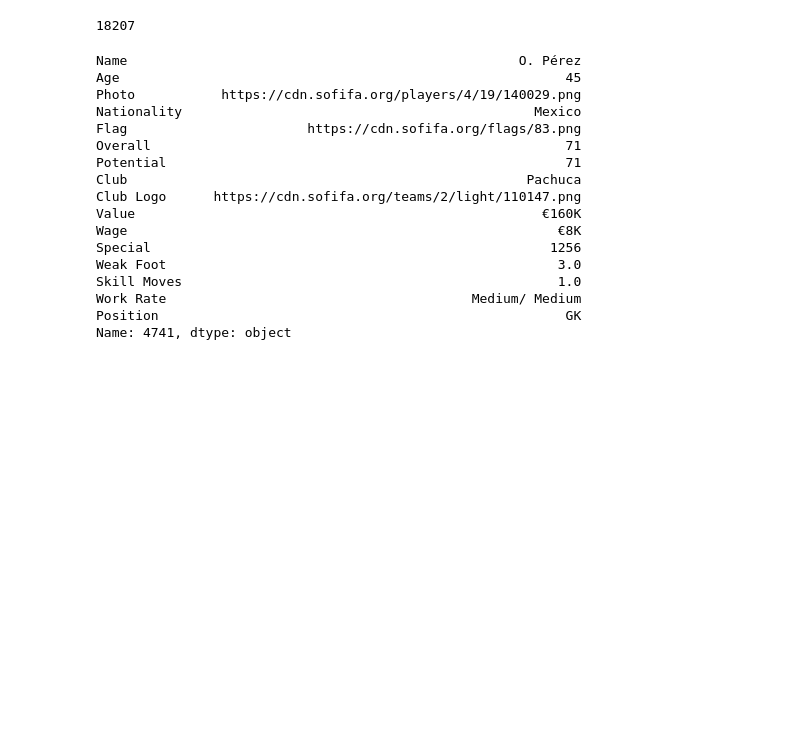
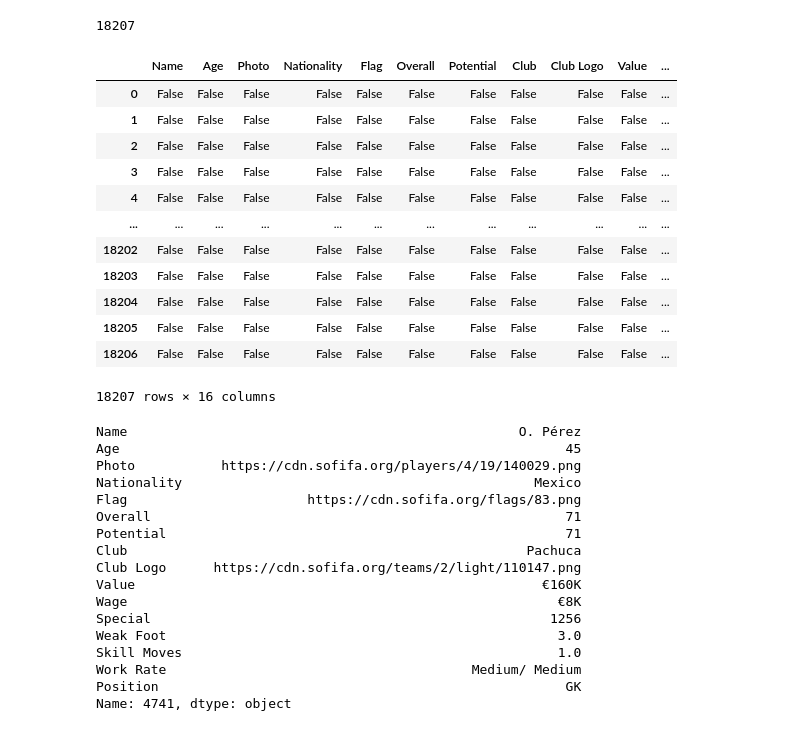
Before and after one commit to lionel5116/UpWorkStudiesPython, a Jupyter notebook: CaseStudyFIFA19.ipynb, the cells around one changed output. Saved outputs shown, nothing was run; the diff lists cells and outputs as text; code cells hidden in the pictures; blank space fills up the shorter version.

```diff
--- a/CaseStudyFIFA19.ipynb
+++ b/CaseStudyFIFA19.ipynb
@@ -207,6 +226,22 @@ End of the group by section
 my_SelectFIFADS['Nationality'].count()
 # %% [output]
 18207
+# %%
+my_SelectFIFADS.isnull()
+# %% [output]
+|  | Name | Age | Photo | Nationality | Flag | Overall | Potential | Club | Club Logo | Value | ... |
+| 0 | False | False | False | False | False | False | False | False | False | False | ... |
+| 1 | False | False | False | False | False | False | False | False | False | False | ... |
+| 2 | False | False | False | False | False | False | False | False | False | False | ... |
+| 3 | False | False | False | False | False | False | False | False | False | False | ... |
+| 4 | False | False | False | False | False | False | False | False | False | False | ... |
+| ... | ... | ... | ... | ... | ... | ... | ... | ... | ... | ... | ... |
+| 18202 | False | False | False | False | False | False | False | False | False | False | ... |
+| 18203 | False | False | False | False | False | False | False | False | False | False | ... |
+| 18204 | False | False | False | False | False | False | False | False | False | False | ... |
+| 18205 | False | False | False | False | False | False | False | False | False | False | ... |
+| 18206 | False | False | False | False | False | False | False | False | False | False | ... |
+18207 rows × 16 columns
 # %%
 #Oldest Player
 my_SelectFIFADS.loc[my_SelectFIFADS['Age'].idxmax()]
```
Also changed, not shown: parts of 2 cells of this notebook, 1 other file.
